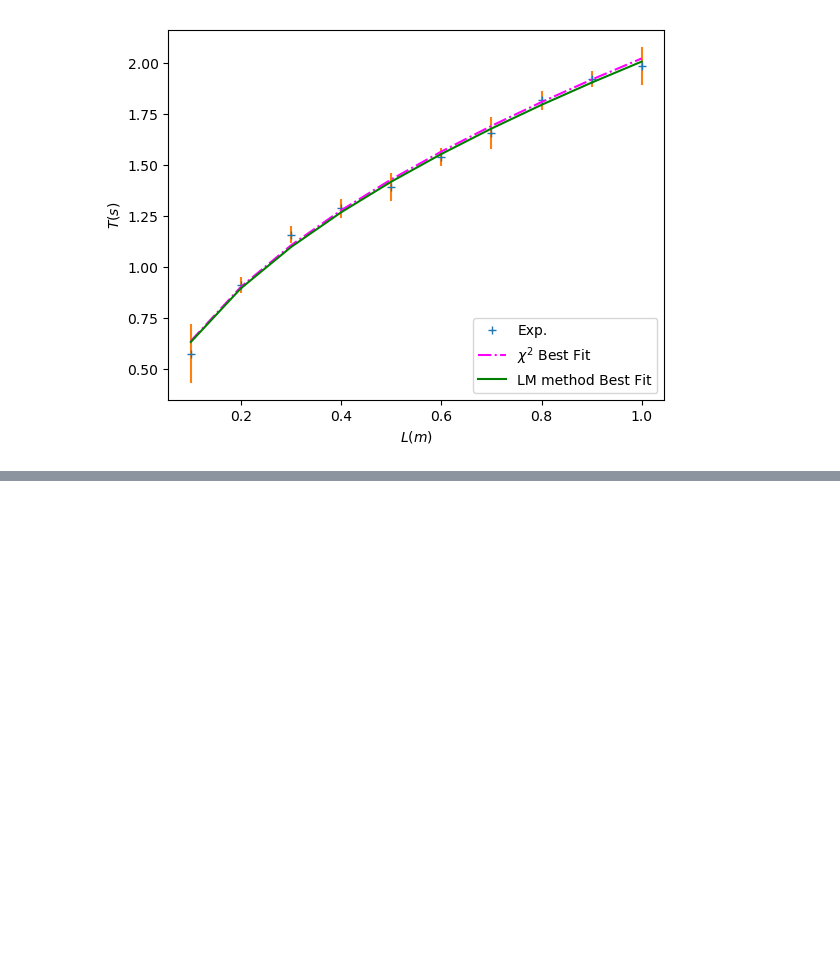
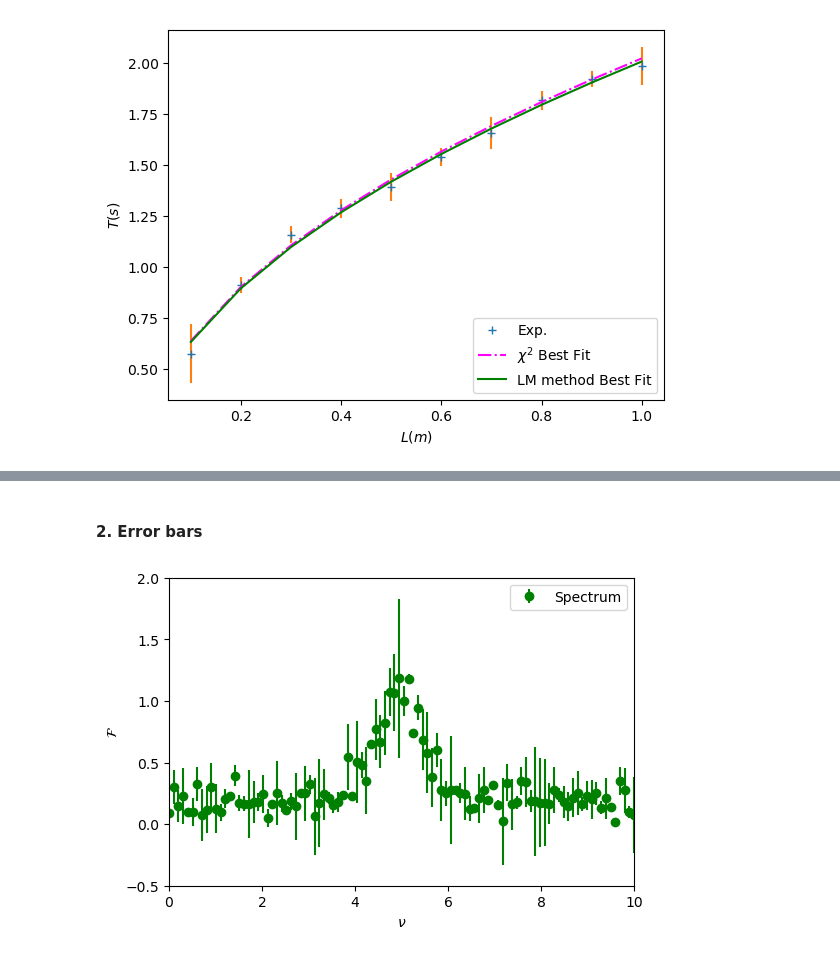
Before and after one commit to wbandabarragan/computational-physics-1, a Jupyter notebook: unit-1/110-Chi-Sqr-Fitting.ipynb, the cells around one changed output, grey strips where cells are left out. Drawn from its saved outputs; the diff is of its cells as text; code cells hidden in the pictures; blank space fills up the shorter version.

```diff
--- a/unit-1/110-Chi-Sqr-Fitting.ipynb
+++ b/unit-1/110-Chi-Sqr-Fitting.ipynb
@@ -210,0 +292,26 @@ plt.show()
+# %% [markdown]
+#### 2. Error bars
+# %%
+# Random error bars
+
+errors = np.random.normal(0., 0.2, size = (n_points,))
+# %%
+# Plotting with error bars
+
+plt.figure(figsize=(6,4))
+
+#plt.plot(nu, g_final, color = "green", label = "Gaussian + noise + baseline")
+plt.errorbar(nu, g_final, errors, color = "green",\
+             fmt = "o", label = "Spectrum")
+
+plt.xlabel(r"$\nu$")
+plt.ylabel(r"${\cal F}$")
+
+plt.xlim(0,10)
+plt.ylim(-0.5,2.0)
+
+plt.legend()
+
+plt.show()
+# %% [output]
+[figure, added]
```
Also changed, not shown: parts of 5 cells of this notebook.
